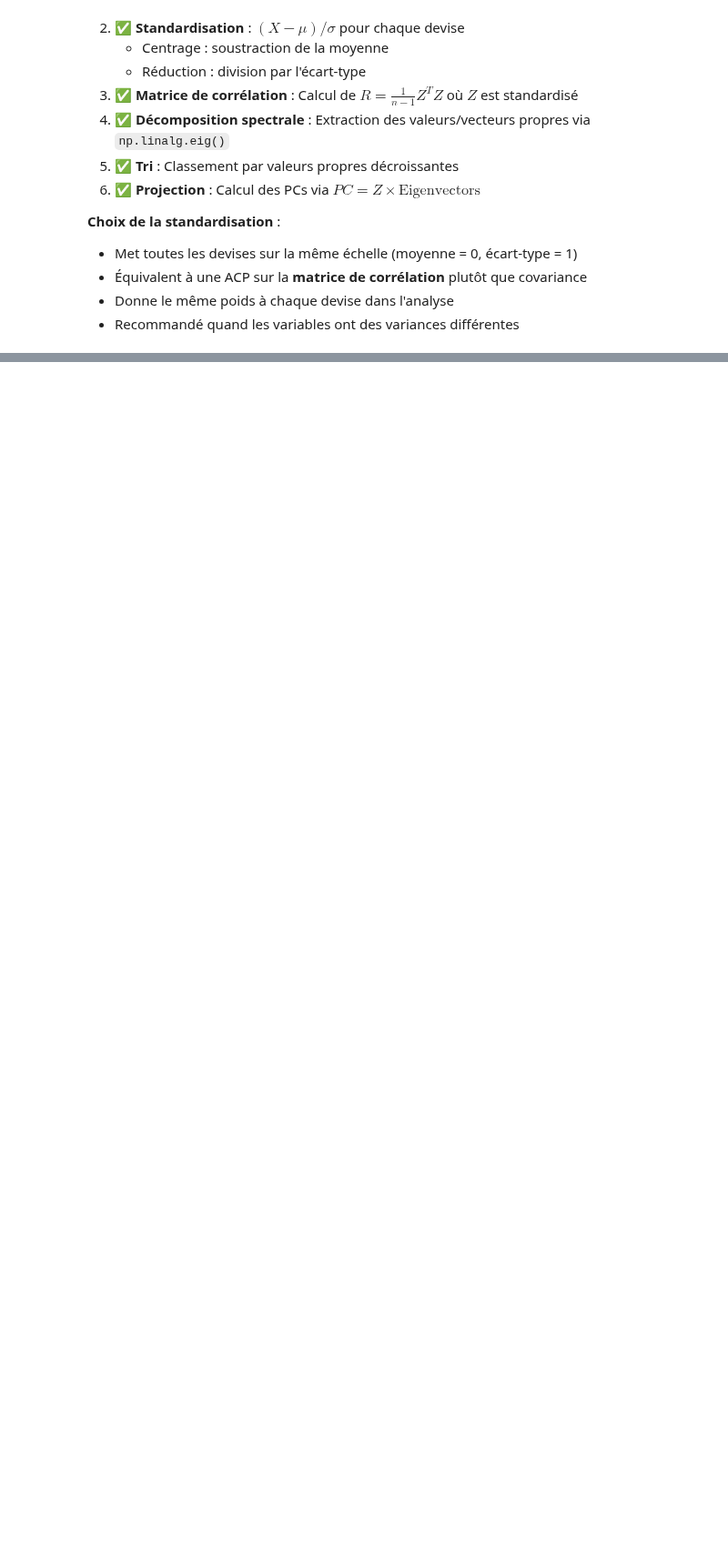
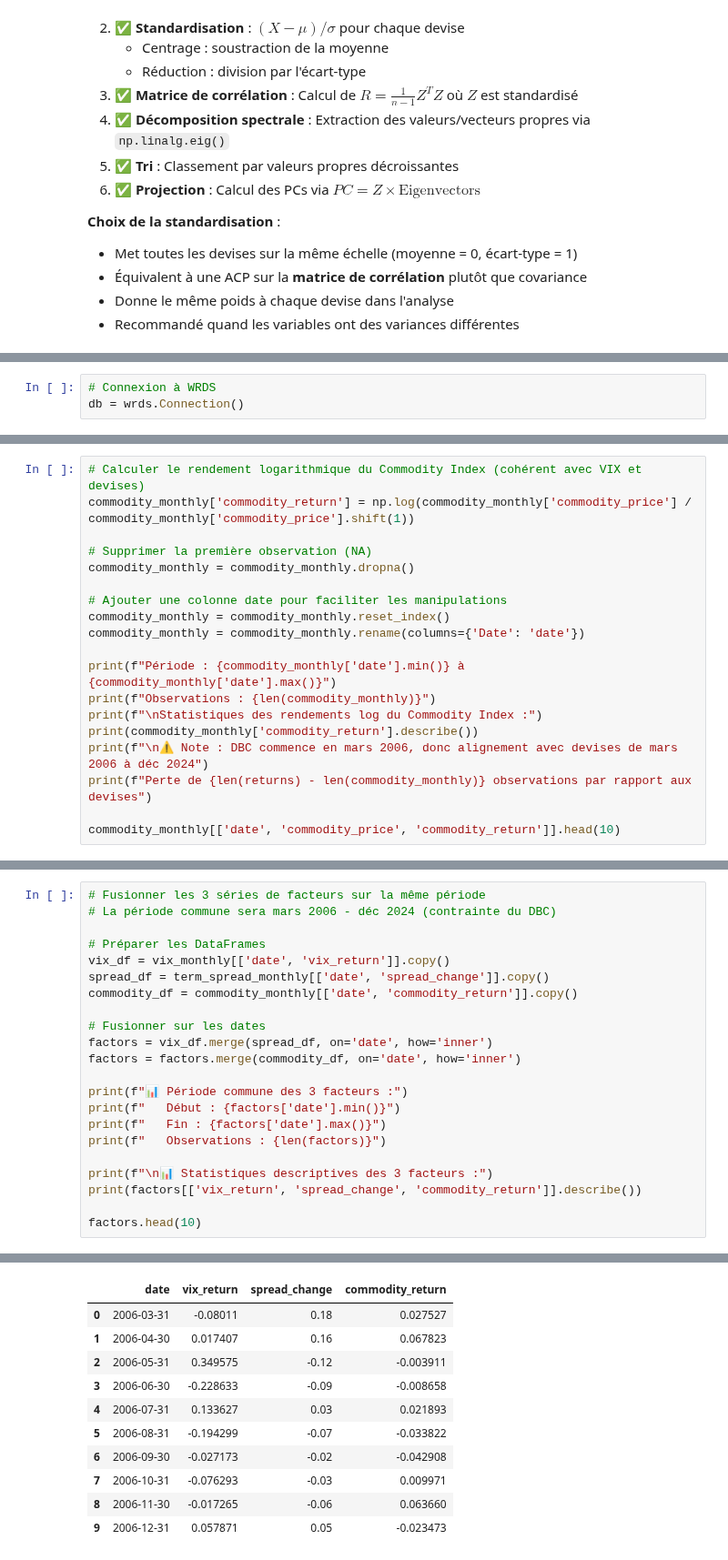
Before and after one commit to Lilas-Bertot/ETUDE-DE-CAS-2, a Jupyter notebook: Étude de cas 2.ipynb, the cells around one changed output, grey strips where cells are left out. Shown at 91% size. Saved outputs shown, nothing was run; the diff lists cells and outputs as text; blank space fills up the shorter version.

```diff
--- a/Étude de cas 2.ipynb
+++ b/Étude de cas 2.ipynb
@@ -693,0 +882,3 @@ plt.tight_layout()plt.show()
+# %%
+# Connexion à WRDS
+db = wrds.Connection()
@@ -693,0 +1169,19 @@ plt.tight_layout()plt.show()
+# %%
+# Calculer le rendement logarithmique du Commodity Index (cohérent avec VIX et devises)
+commodity_monthly['commodity_return'] = np.log(commodity_monthly['commodity_price'] / commodity_monthly['commodity_price'].shift(1))
+
+# Supprimer la première observation (NA)
+commodity_monthly = commodity_monthly.dropna()
+
+# Ajouter une colonne date pour faciliter les manipulations
+commodity_monthly = commodity_monthly.reset_index()
+commodity_monthly = commodity_monthly.rename(columns={'Date': 'date'})
+
+print(f"Période : {commodity_monthly['date'].min()} à {commodity_monthly['date'].max()}")
+print(f"Observations : {len(commodity_monthly)}")
+print(f"\nStatistiques des rendements log du Commodity Index :")
+print(commodity_monthly['commodity_return'].describe())
+print(f"\n⚠️ Note : DBC commence en mars 2006, donc alignement avec devises de mars 2006 à déc 2024")
+print(f"Perte de {len(returns) - len(commodity_monthly)} observations par rapport aux devises")
+
+commodity_monthly[['date', 'commodity_price', 'commodity_return']].head(10)
@@ -693,0 +1222,23 @@ plt.tight_layout()plt.show()
+# %%
+# Fusionner les 3 séries de facteurs sur la même période
+# La période commune sera mars 2006 - déc 2024 (contrainte du DBC)
+
+# Préparer les DataFrames
+vix_df = vix_monthly[['date', 'vix_return']].copy()
+spread_df = term_spread_monthly[['date', 'spread_change']].copy()
+commodity_df = commodity_monthly[['date', 'commodity_return']].copy()
+
+# Fusionner sur les dates
+factors = vix_df.merge(spread_df, on='date', how='inner')
+factors = factors.merge(commodity_df, on='date', how='inner')
+
+print(f"📊 Période commune des 3 facteurs :")
+print(f"   Début : {factors['date'].min()}")
+print(f"   Fin : {factors['date'].max()}")
+print(f"   Observations : {len(factors)}")
+
+print(f"\n📊 Statistiques descriptives des 3 facteurs :")
+print(factors[['vix_return', 'spread_change', 'commodity_return']].describe())
+
+factors.head(10)
+# %% [output]
@@ -693,0 +1260,11 @@ plt.tight_layout()plt.show()
+|  | date | vix_return | spread_change | commodity_return |
+| 0 | 2006-03-31 | -0.08011 | 0.18 | 0.027527 |
+| 1 | 2006-04-30 | 0.017407 | 0.16 | 0.067823 |
+| 2 | 2006-05-31 | 0.349575 | -0.12 | -0.003911 |
+| 3 | 2006-06-30 | -0.228633 | -0.09 | -0.008658 |
+| 4 | 2006-07-31 | 0.133627 | 0.03 | 0.021893 |
+| 5 | 2006-08-31 | -0.194299 | -0.07 | -0.033822 |
+| 6 | 2006-09-30 | -0.027173 | -0.02 | -0.042908 |
+| 7 | 2006-10-31 | -0.076293 | -0.03 | 0.009971 |
+| 8 | 2006-11-30 | -0.017265 | -0.06 | 0.063660 |
+| 9 | 2006-12-31 | 0.057871 | 0.05 | -0.023473 |
```
Also changed, not shown: parts of 20 cells of this notebook, 1 other file.
